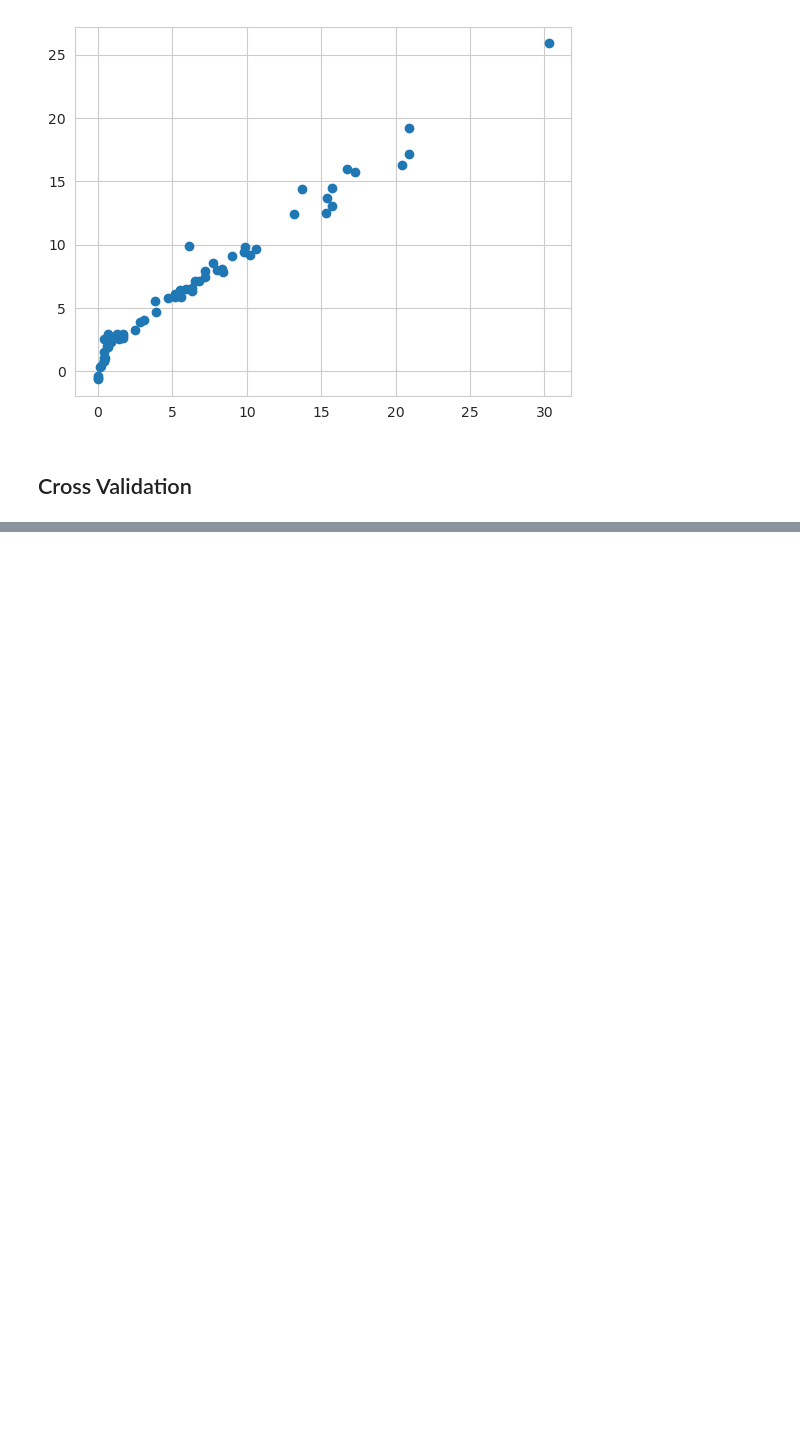
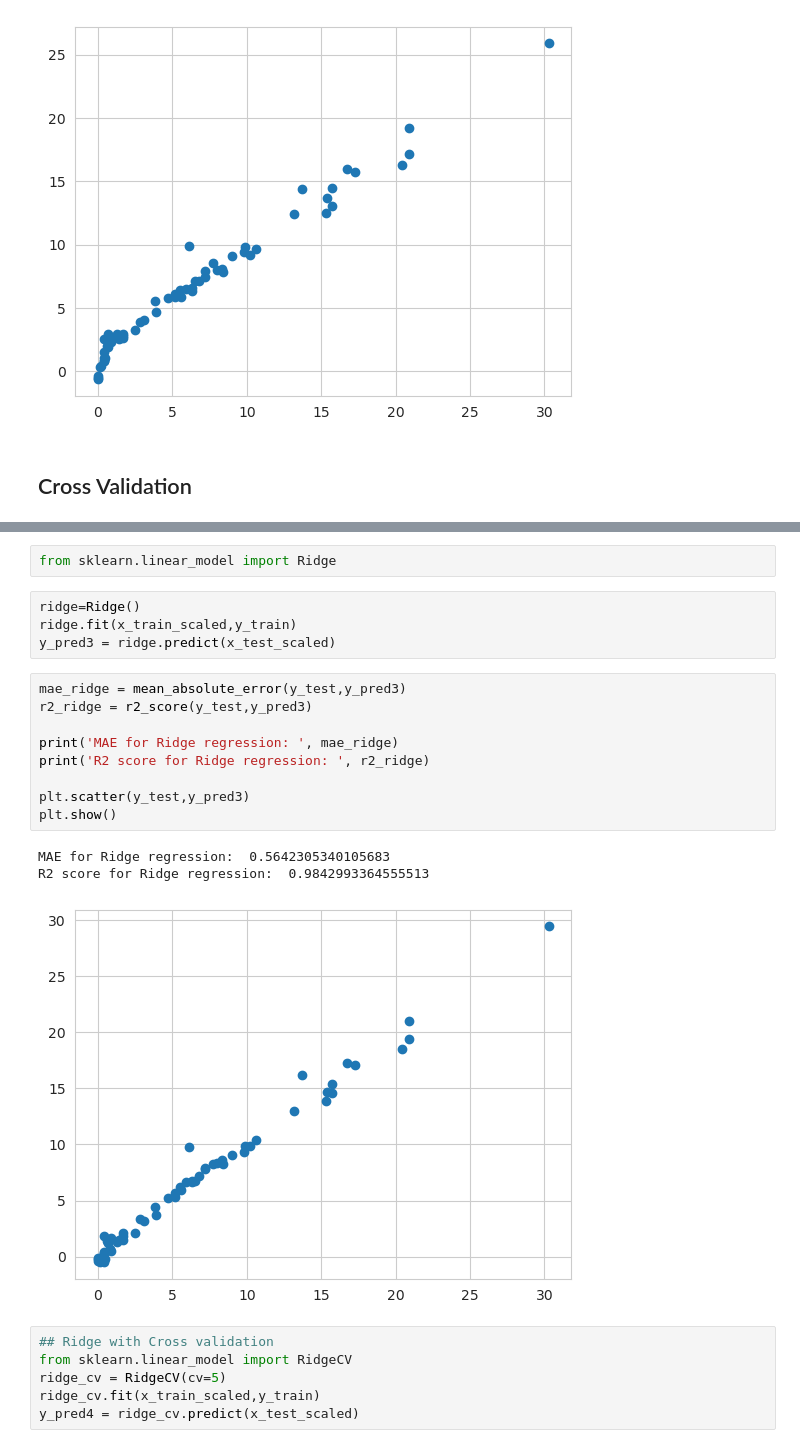
Before and after one commit to DanielEXT10/DataScience, a Jupyter notebook: Algerian_forest_fires/notebooks/Model_trianing.ipynb, the cells around one changed output, grey strips where cells are left out. Saved outputs shown, nothing was run; the diff lists cells and outputs as text; blank space fills up the shorter version.

```diff
--- a/Algerian_forest_fires/Model_trianing.ipynb
+++ b/Algerian_forest_fires/notebooks/Model_trianing.ipynb
@@ -376,0 +461,25 @@ Once cross-validation is complete, here are key insights to analyze:
+# %%
+from sklearn.linear_model import Ridge
+# %%
+ridge=Ridge()
+ridge.fit(x_train_scaled,y_train)
+y_pred3 = ridge.predict(x_test_scaled)
+# %%
+mae_ridge = mean_absolute_error(y_test,y_pred3)
+r2_ridge = r2_score(y_test,y_pred3)
+
+print('MAE for Ridge regression: ', mae_ridge)
+print('R2 score for Ridge regression: ', r2_ridge)
+
+plt.scatter(y_test,y_pred3)
+plt.show()
+# %% [output]
+MAE for Ridge regression:  0.5642305340105683
+R2 score for Ridge regression:  0.9842993364555513
+[figure, added]
+# %%
+## Ridge with Cross validation
+from sklearn.linear_model import RidgeCV
+ridge_cv = RidgeCV(cv=5)
+ridge_cv.fit(x_train_scaled,y_train)
+y_pred4 = ridge_cv.predict(x_test_scaled)
```
Also changed, not shown: parts of 14 cells of this notebook, 8 other files.
